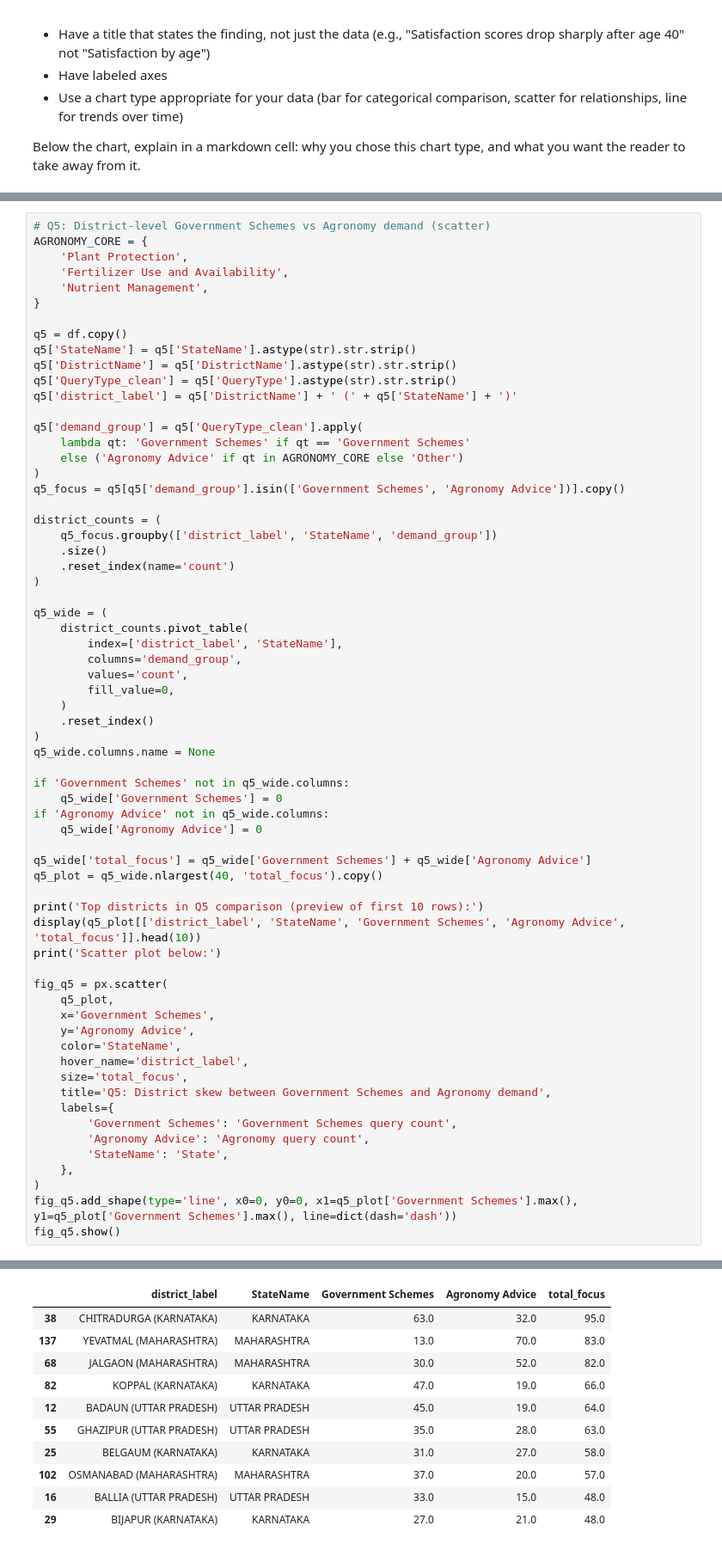
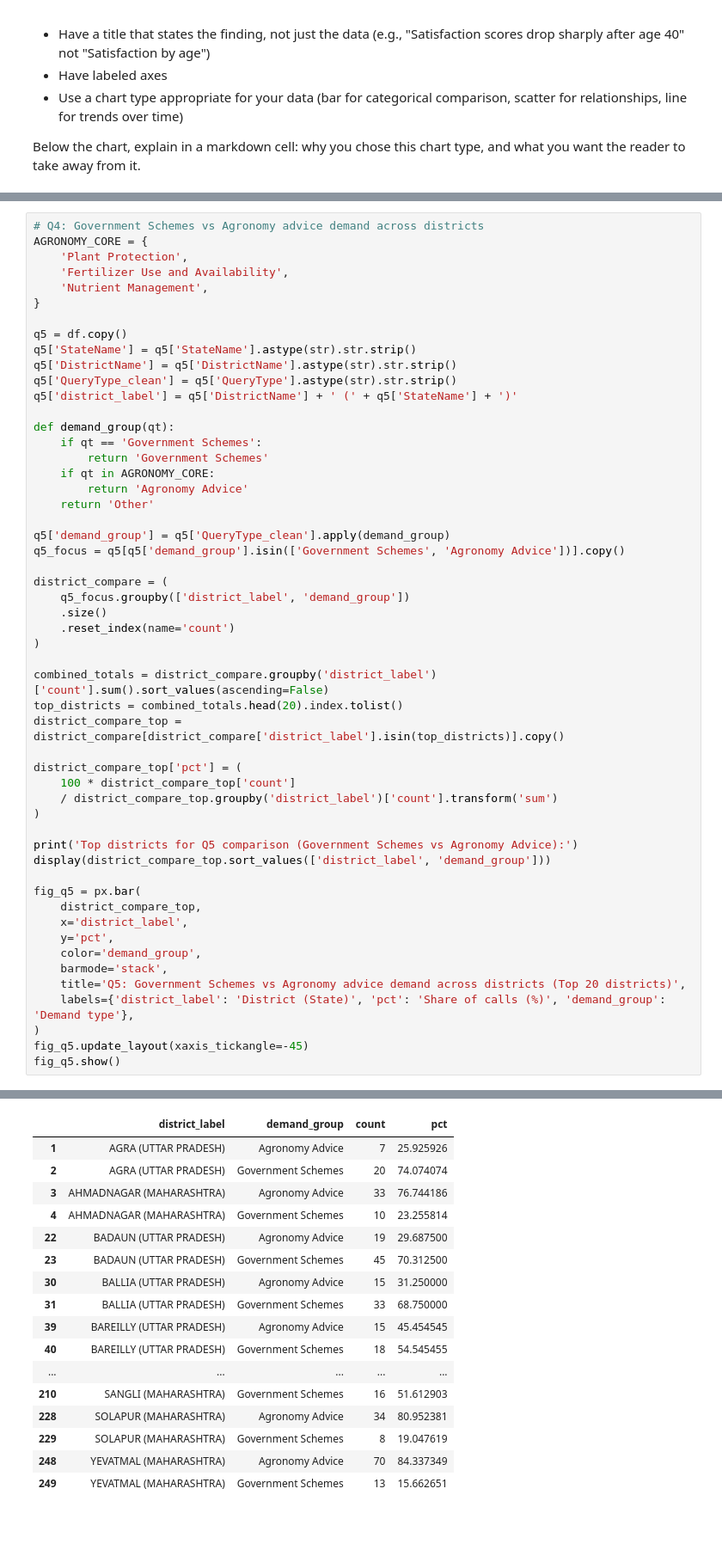
Before and after one commit to berrycheesecake99/HCDE-530-Repository, a Jupyter notebook: Week 6/Week6_files/week6_mp1_starter.ipynb, the cells around one changed output, grey strips where cells are left out. Shown at 86% size. Drawn from its saved outputs; the diff is of its cells as text; blank space fills up the shorter version.

```diff
--- a/Week 6/Week6_files/week6_mp1_starter.ipynb
+++ b/Week 6/Week6_files/week6_mp1_starter.ipynb
@@ -475,5 +521,5 @@ Are farmers calling more for bureaucratic help or technical farming help?
 # %%
-# Q5: District-level Government Schemes vs Agronomy demand (scatter)
+# Q4: Government Schemes vs Agronomy advice demand across districts
 AGRONOMY_CORE = {
     'Plant Protection',
     'Fertilizer Use and Availability',
@@ -486,55 +532,43 @@ q5['DistrictName'] = q5['DistrictName'].astype(str).str.strip()
 q5['QueryType_clean'] = q5['QueryType'].astype(str).str.strip()
 q5['district_label'] = q5['DistrictName'] + ' (' + q5['StateName'] + ')'
 
-q5['demand_group'] = q5['QueryType_clean'].apply(
-    lambda qt: 'Government Schemes' if qt == 'Government Schemes'
-    else ('Agronomy Advice' if qt in AGRONOMY_CORE else 'Other')
-)
+def demand_group(qt):
+    if qt == 'Government Schemes':
+        return 'Government Schemes'
+    if qt in AGRONOMY_CORE:
+        return 'Agronomy Advice'
+    return 'Other'
+
+q5['demand_group'] = q5['QueryType_clean'].apply(demand_group)
 q5_focus = q5[q5['demand_group'].isin(['Government Schemes', 'Agronomy Advice'])].copy()
 
-district_counts = (
-    q5_focus.groupby(['district_label', 'StateName', 'demand_group'])
+district_compare = (
+    q5_focus.groupby(['district_label', 'demand_group'])
     .size()
     .reset_index(name='count')
 )
 
-q5_wide = (
-    district_counts.pivot_table(
-        index=['district_label', 'StateName'],
-        columns='demand_group',
-        values='count',
-        fill_value=0,
-    )
-    .reset_index()
+combined_totals = district_compare.groupby('district_label')['count'].sum().sort_values(ascending=False)
+top_districts = combined_totals.head(20).index.tolist()
+district_compare_top = district_compare[district_compare['district_label'].isin(top_districts)].copy()
+
+district_compare_top['pct'] = (
+    100 * district_compare_top['count']
+    / district_compare_top.groupby('district_label')['count'].transform('sum')
 )
-q5_wide.columns.name = None
 
-if 'Government Schemes' not in q5_wide.columns:
-    q5_wide['Government Schemes'] = 0
-if 'Agronomy Advice' not in q5_wide.columns:
-    q5_wide['Agronomy Advice'] = 0
+print('Top districts for Q5 comparison (Government Schemes vs Agronomy Advice):')
+display(district_compare_top.sort_values(['district_label', 'demand_group']))
 
-q5_wide['total_focus'] = q5_wide['Government Schemes'] + q5_wide['Agronomy Advice']
-q5_plot = q5_wide.nlargest(40, 'total_focus').copy()
-
-print('Top districts in Q5 comparison (preview of first 10 rows):')
-display(q5_plot[['district_label', 'StateName', 'Government Schemes', 'Agronomy Advice', 'total_focus']].head(10))
-print('Scatter plot below:')
-
-fig_q5 = px.scatter(
-    q5_plot,
-    x='Government Schemes',
-    y='Agronomy Advice',
-    color='StateName',
-    hover_name='district_label',
-    size='total_focus',
-    title='Q5: District skew between Government Schemes and Agronomy demand',
-    labels={
-        'Government Schemes': 'Government Schemes query count',
-        'Agronomy Advice': 'Agronomy query count',
-        'StateName': 'State',
-    },
+fig_q5 = px.bar(
+    district_compare_top,
+    x='district_label',
+    y='pct',
+    color='demand_group',
+    barmode='stack',
+    title='Q5: Government Schemes vs Agronomy advice demand across districts (Top 20 districts)',
+    labels={'district_label': 'District (State)', 'pct': 'Share of calls (%)', 'demand_group': 'Demand type'},
 )
-fig_q5.add_shape(type='line', x0=0, y0=0, x1=q5_plot['Government Schemes'].max(), y1=q5_plot['Government Schemes'].max(), line=dict(dash='dash'))
+fig_q5.update_layout(xaxis_tickangle=-45)
 fig_q5.show()
 # %% [output]
@@ -542,11 +576,17 @@ Top districts in Q5 comparison (preview of first 10 rows):
-|  | district_label | StateName | Government Schemes | Agronomy Advice | total_focus |
-| 38 | CHITRADURGA (KARNATAKA) | KARNATAKA | 63.0 | 32.0 | 95.0 |
-| 137 | YEVATMAL (MAHARASHTRA) | MAHARASHTRA | 13.0 | 70.0 | 83.0 |
-| 68 | JALGAON (MAHARASHTRA) | MAHARASHTRA | 30.0 | 52.0 | 82.0 |
-| 82 | KOPPAL (KARNATAKA) | KARNATAKA | 47.0 | 19.0 | 66.0 |
-| 12 | BADAUN (UTTAR PRADESH) | UTTAR PRADESH | 45.0 | 19.0 | 64.0 |
-| 55 | GHAZIPUR (UTTAR PRADESH) | UTTAR PRADESH | 35.0 | 28.0 | 63.0 |
-| 25 | BELGAUM (KARNATAKA) | KARNATAKA | 31.0 | 27.0 | 58.0 |
-| 102 | OSMANABAD (MAHARASHTRA) | MAHARASHTRA | 37.0 | 20.0 | 57.0 |
-| 16 | BALLIA (UTTAR PRADESH) | UTTAR PRADESH | 33.0 | 15.0 | 48.0 |
-| 29 | BIJAPUR (KARNATAKA) | KARNATAKA | 27.0 | 21.0 | 48.0 |
+|  | district_label | demand_group | count | pct |
+| 1 | AGRA (UTTAR PRADESH) | Agronomy Advice | 7 | 25.925926 |
+| 2 | AGRA (UTTAR PRADESH) | Government Schemes | 20 | 74.074074 |
+| 3 | AHMADNAGAR (MAHARASHTRA) | Agronomy Advice | 33 | 76.744186 |
+| 4 | AHMADNAGAR (MAHARASHTRA) | Government Schemes | 10 | 23.255814 |
+| 22 | BADAUN (UTTAR PRADESH) | Agronomy Advice | 19 | 29.687500 |
+| 23 | BADAUN (UTTAR PRADESH) | Government Schemes | 45 | 70.312500 |
+| 30 | BALLIA (UTTAR PRADESH) | Agronomy Advice | 15 | 31.250000 |
+| 31 | BALLIA (UTTAR PRADESH) | Government Schemes | 33 | 68.750000 |
+| 39 | BAREILLY (UTTAR PRADESH) | Agronomy Advice | 15 | 45.454545 |
+| 40 | BAREILLY (UTTAR PRADESH) | Government Schemes | 18 | 54.545455 |
+| ... | ... | ... | ... | ... |
+| 210 | SANGLI (MAHARASHTRA) | Government Schemes | 16 | 51.612903 |
+| 228 | SOLAPUR (MAHARASHTRA) | Agronomy Advice | 34 | 80.952381 |
+| 229 | SOLAPUR (MAHARASHTRA) | Government Schemes | 8 | 19.047619 |
+| 248 | YEVATMAL (MAHARASHTRA) | Agronomy Advice | 70 | 84.337349 |
+| 249 | YEVATMAL (MAHARASHTRA) | Government Schemes | 13 | 15.662651 |
```
Also changed, not shown: parts of 13 cells of this notebook, 2 other files.
